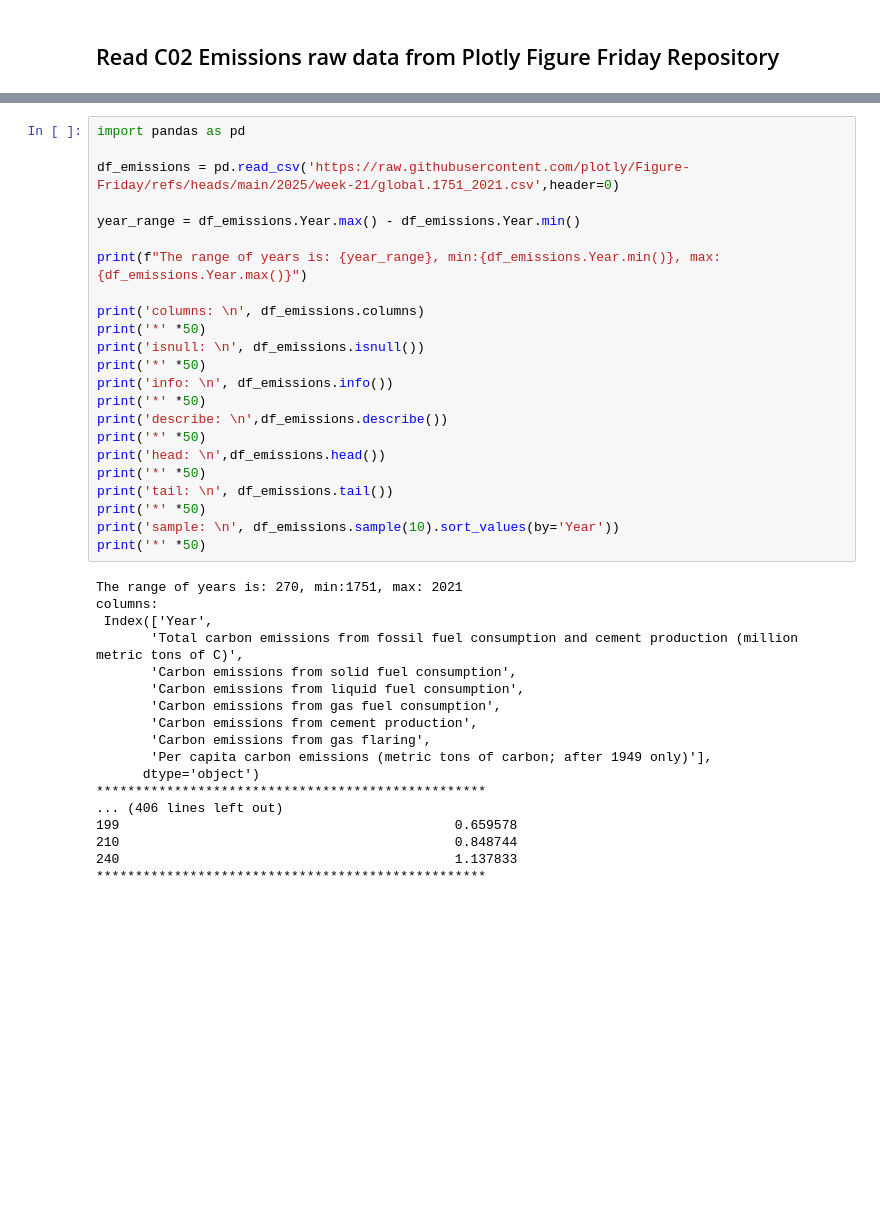
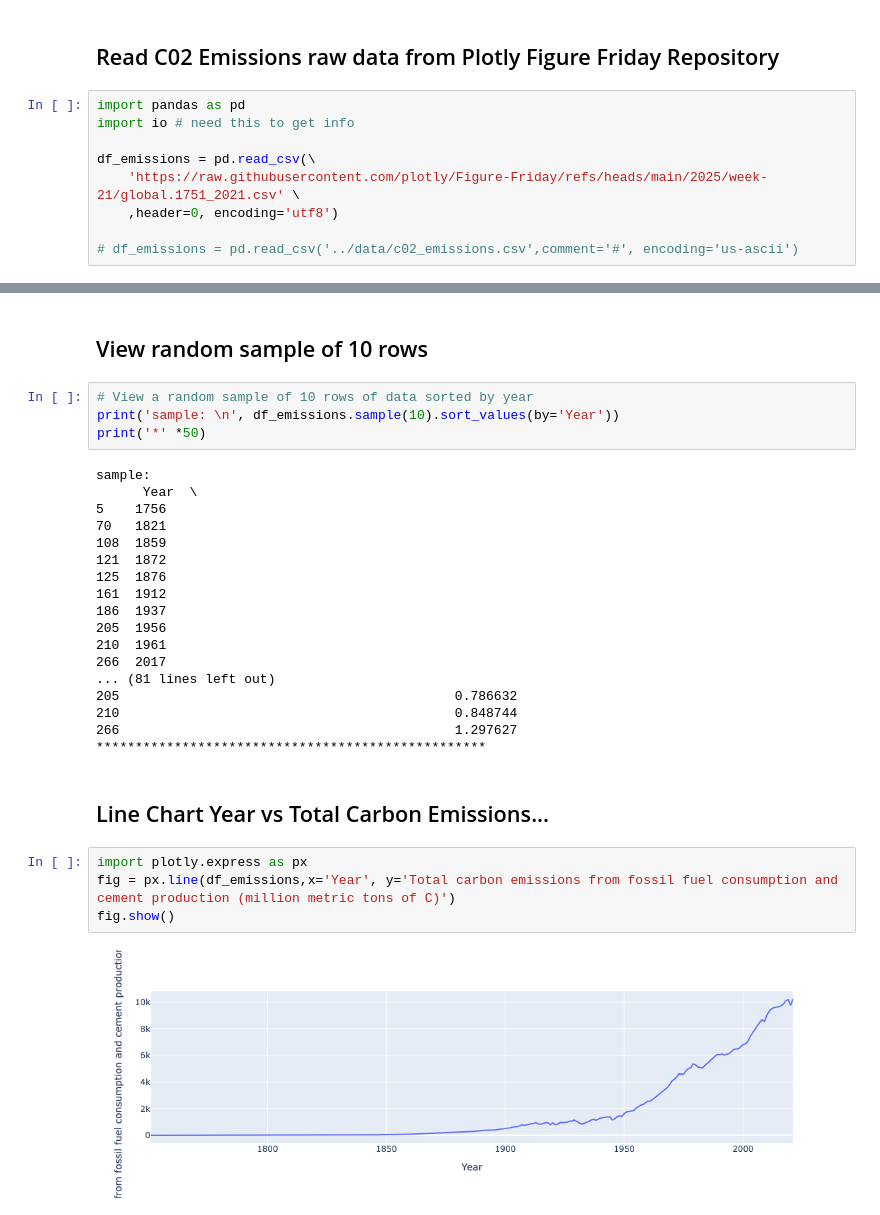
Before and after one commit to rebeccapeltz/data_analysis_code, a Jupyter notebook: 6_explore_emissions_temp_data/c02_emissions_data.ipynb, the cells around one changed output, grey strips where cells are left out. Cells and saved outputs as stored; diff of their text form; blank space fills up the shorter version.

Commit message:
add data exploration and correlation

```diff
--- a/6_explore_emissions_temp_data/c02_emissions_data.ipynb
+++ b/6_explore_emissions_temp_data/c02_emissions_data.ipynb
@@ -2,3 +2,12 @@
 # C02 Emissions Data Exploration
 # %% [markdown]
 ## Read C02 Emissions raw data from Plotly Figure Friday Repository
+# %%
+import pandas as pd
+import io # need this to get info
+
+df_emissions = pd.read_csv(\
+    'https://raw.githubusercontent.com/plotly/Figure-Friday/refs/heads/main/2025/week-21/global.1751_2021.csv' \
+    ,header=0, encoding='utf8')
+
+# df_emissions = pd.read_csv('../data/c02_emissions.csv',comment='#', encoding='us-ascii')
@@ -5,41 +176,32 @@
+# %% [markdown]
+## View random sample of 10 rows
 # %%
-import pandas as pd
-
-df_emissions = pd.read_csv('https://raw.githubusercontent.com/plotly/Figure-Friday/refs/heads/main/2025/week-21/global.1751_2021.csv',header=0)
-
-year_range = df_emissions.Year.max() - df_emissions.Year.min()
-
-print(f"The range of years is: {year_range}, min:{df_emissions.Year.min()}, max: {df_emissions.Year.max()}")
-
-print('columns: \n', df_emissions.columns)
-print('*' *50)
-print('isnull: \n', df_emissions.isnull())
-print('*' *50)
-print('info: \n', df_emissions.info())
-print('*' *50)
-print('describe: \n',df_emissions.describe())
-print('*' *50)
-print('head: \n',df_emissions.head())
-print('*' *50)
-print('tail: \n', df_emissions.tail())
-print('*' *50)
+# View a random sample of 10 rows of data sorted by year
 print('sample: \n', df_emissions.sample(10).sort_values(by='Year'))
 print('*' *50)
 # %% [output]
-The range of years is: 270, min:1751, max: 2021
-columns:
- Index(['Year',
-       'Total carbon emissions from fossil fuel consumption and cement production (million metric tons of C)',
-       'Carbon emissions from solid fuel consumption',
-       'Carbon emissions from liquid fuel consumption',
-       'Carbon emissions from gas fuel consumption',
-       'Carbon emissions from cement production',
-       'Carbon emissions from gas flaring',
-       'Per capita carbon emissions (metric tons of carbon; after 1949 only)'],
-      dtype='object')
+sample:
+      Year  \
+5    1756
+70   1821
+108  1859
+121  1872
+125  1876
+161  1912
+186  1937
+205  1956
+210  1961
+266  2017
+... (81 lines left out)
+205                                           0.786632
+210                                           0.848744
+266                                           1.297627
 **************************************************
-... (406 lines left out)
-199                                           0.659578
-210                                           0.848744
-240                                           1.137833
-**************************************************
+# %% [markdown]
+## Line Chart Year vs Total Carbon Emissions...
+# %%
+import plotly.express as px
+fig = px.line(df_emissions,x='Year', y='Total carbon emissions from fossil fuel consumption and cement production (million metric tons of C)')
+fig.show()
+# %% [output]
+[figure, added]
```
Also changed, not shown: parts of 16 cells of this notebook, 5 other files.
